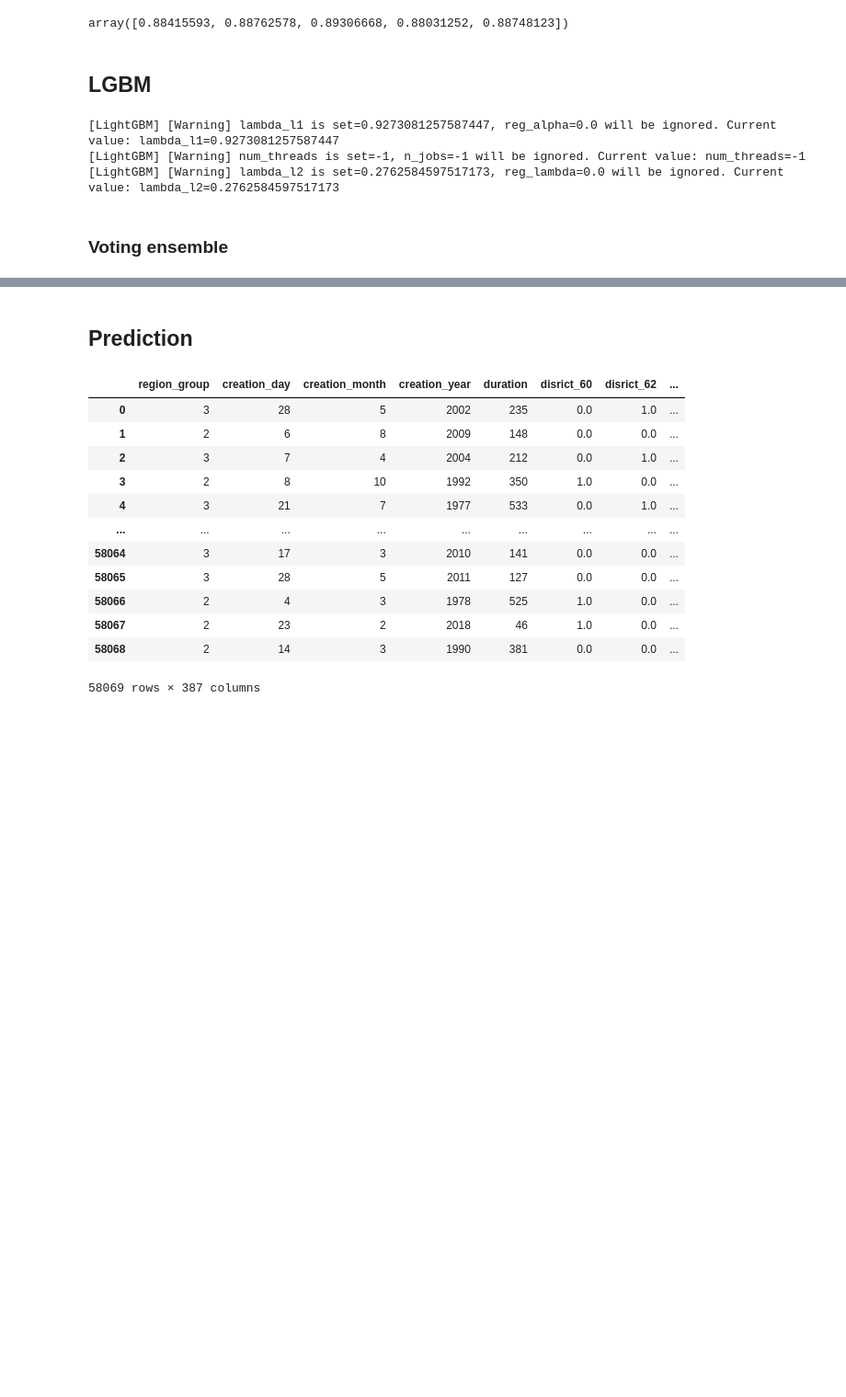
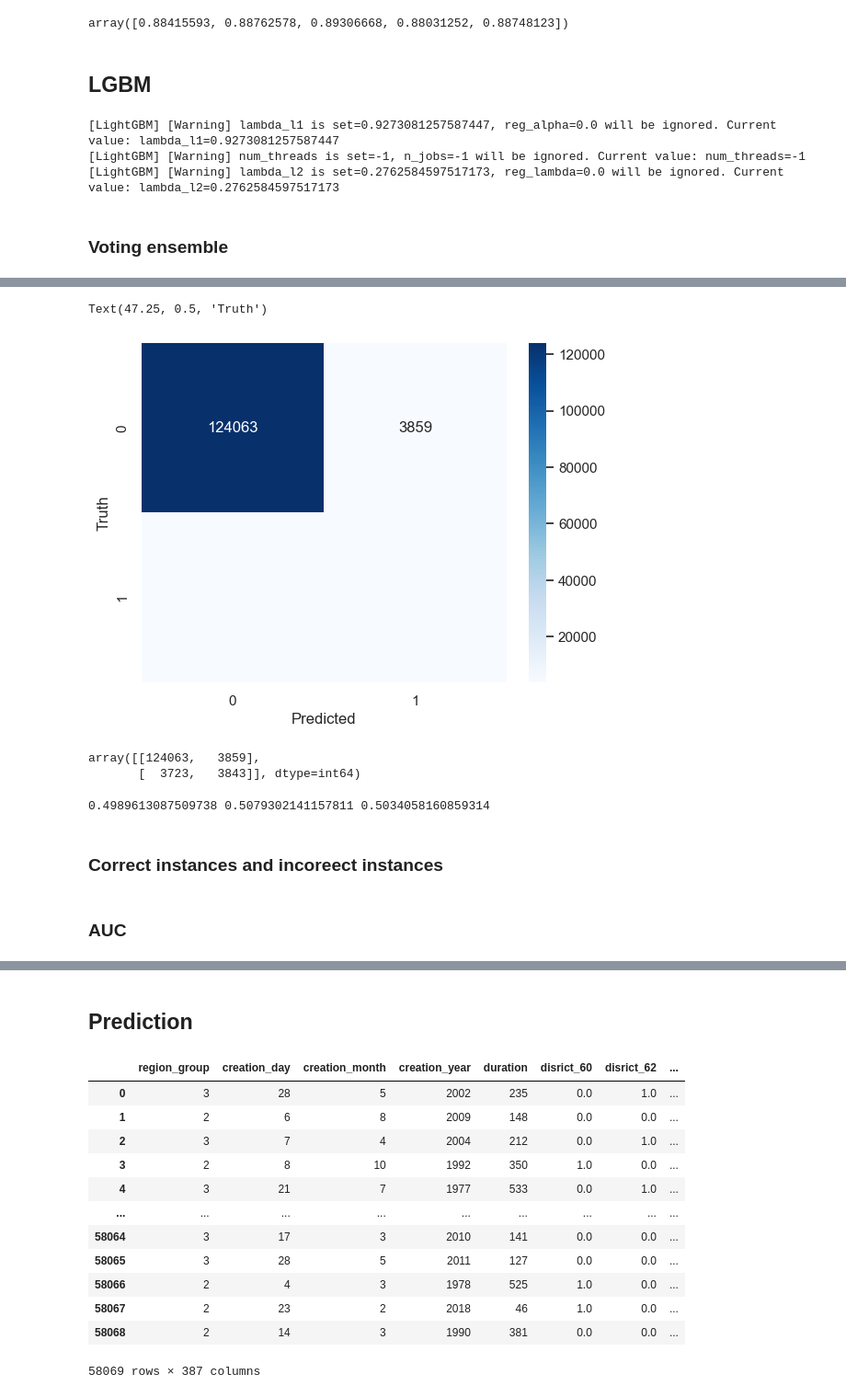
Before and after one commit to jcen1/Fraud-Detection-in-Electricity-and-Gas-Consumption-Challenge, a Jupyter notebook: Notebooks/machine_learning_fraud.ipynb, the cells around one changed output, grey strips where cells are left out. Shown at 92% size. Cells and saved outputs as stored; diff of their text form; code cells hidden in the pictures; blank space fills up the shorter version.

Commit message:
updated model interpretation information

```diff
--- a/Notebooks/machine_learning_fraud.ipynb
+++ b/Notebooks/machine_learning_fraud.ipynb
@@ -804,18 +839,18 @@ study.best_params
 # %%
 # Example parameter values
 param = {
-    'learning_rate': 0.1,  # Example fixed value
-    'max_depth': 6,            # Example fixed value
-    'min_data_in_leaf': 20,  # Example fixed value
-    'max_bin': 100,
-    'l2_leaf_reg': 3.0,    # Example fixed value
+    'learning_rate': 0.03780741495759566,
+    'depth': 5,
+    'min_data_in_leaf': 50,
+    'max_bin': 202,
+    'l2_leaf_reg': 3.437958066244254,   # Example fixed value
     # You can add other CatBoost specific parameters here
     'loss_function': 'Logloss',
     'eval_metric': 'AUC',
     'auto_class_weights': 'Balanced',
     'iterations': 1000,
-    # 'thread_count':4,
-    'task_type': 'GPU',
+    'thread_count':4,
+    # 'task_type': 'GPU',
 }
 
 
@@ -830,4 +865,7 @@ cat_boost = Pipeline([
         ('model', CatBoostClassifier(**param))
     ])
 
-cv_scores = cross_val_score(cat_boost, train_df, target, cv=5, n_jobs=-1, scoring="roc_auc")
+
+# cv_scores = cross_val_score(cat_boost, train_df, target, cv=5, n_jobs=-1, scoring="roc_auc")
+
+cat_boost.fit(train_df, target)
@@ -847,13 +910,13 @@ lgbm_params = {
     'is_unbalance': True,
     'num_threads':-1,
 
-    'learning_rate': 0.01571164918935472,
-    'num_leaves': 42,
-    'max_depth': 20,
-    'min_child_samples': 14,
-    'max_bin': 201,
-    'lambda_l1': 0.9273081257587447,
-    'lambda_l2': 0.2762584597517173,
+    'learning_rate': 0.014952677144557426,
+    'num_leaves': 44,
+    'max_depth': 13,
+    'min_child_samples': 16,
+    'max_bin': 260,
+    'lambda_l1': 0.34707858110327744,
+    'lambda_l2': 0.8926618796495512,
 }
 
 clf3 = LGBMClassifier(**lgbm_params)
@@ -968,0 +1039,4 @@ fraud_predictions = fraud_predictions[:, 1]
+# %%
+from sklearn.model_selection import cross_val_predict
+
+y_train_pred = cross_val_predict(pipeline, train_df, target, cv=3,method='predict')
@@ -968,0 +1061,29 @@ fraud_predictions = fraud_predictions[:, 1]
+# %%
+from sklearn.metrics import confusion_matrix
+import matplotlib.pyplot as plt
+import seaborn as sns
+cm = confusion_matrix(target, y_train_pred)
+sns.heatmap(cm, annot=True, fmt='d', cmap='Blues')
+plt.xlabel('Predicted')
+plt.ylabel('Truth')
+# %% [output]
+Text(47.25, 0.5, 'Truth')
+[figure, added]
+# %%
+cm
+# %% [output]
+array([[124063,   3859],
+       [  3723,   3843]], dtype=int64)
+# %%
+## Precision recal
+
+from sklearn.metrics import precision_score, recall_score, f1_score
+
+precision = precision_score(target, y_train_pred, average='binary') # Use 'micro', 'macro', 'weighted' for multi-class
+recall = recall_score(target, y_train_pred, average='binary') # Same as above
+f1 = f1_score(target, y_train_pred, average='binary') # Same as above
+print(precision, recall, f1)
+# %% [output]
+0.4989613087509738 0.5079302141157811 0.5034058160859314
+# %% [markdown]
+### Correct instances and incoreect instances
@@ -968,0 +1101,2 @@ fraud_predictions = fraud_predictions[:, 1]
+# %% [markdown]
+### AUC
```
Also changed, not shown: parts of 24 cells of this notebook, 5 other files.
